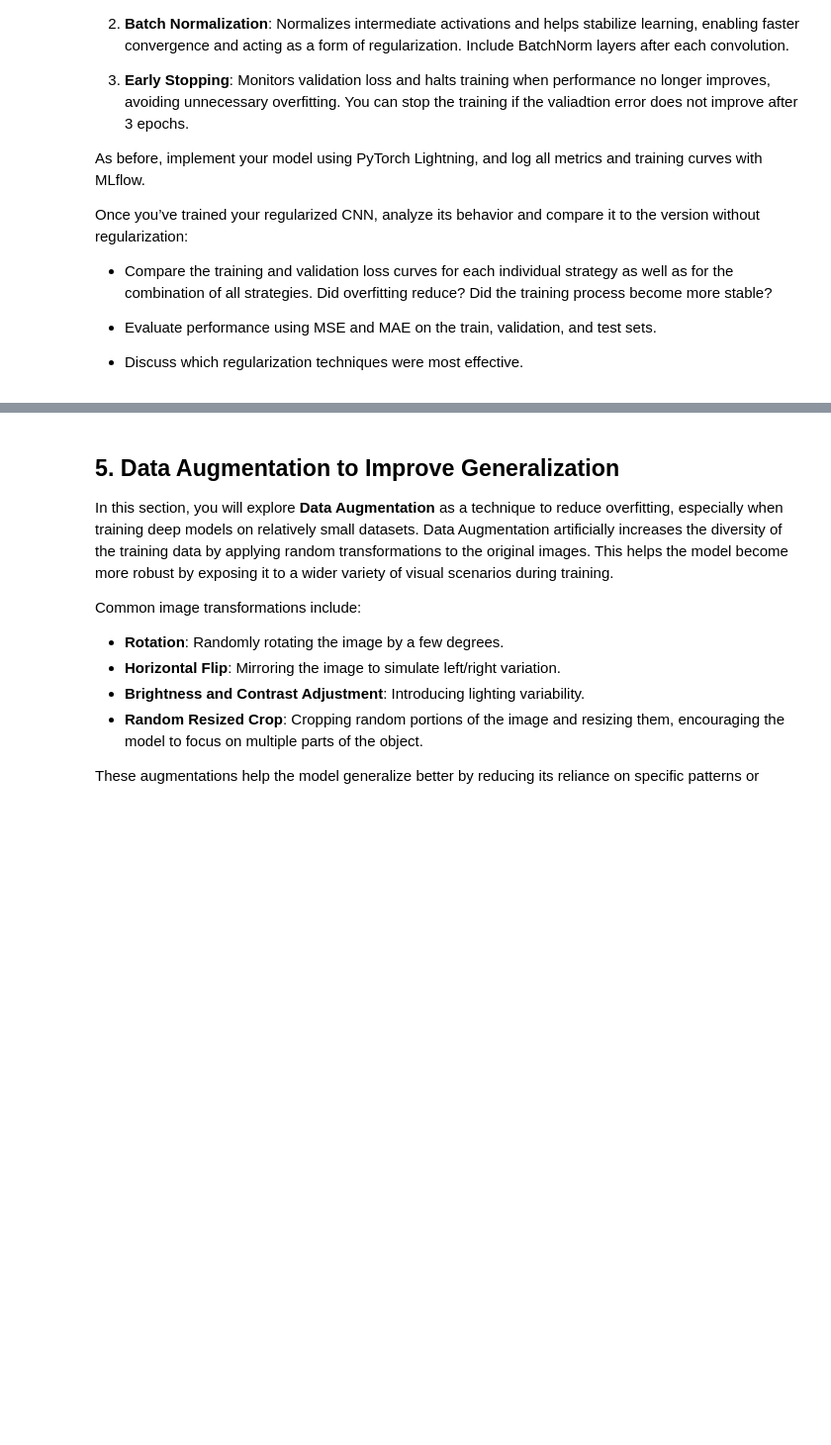
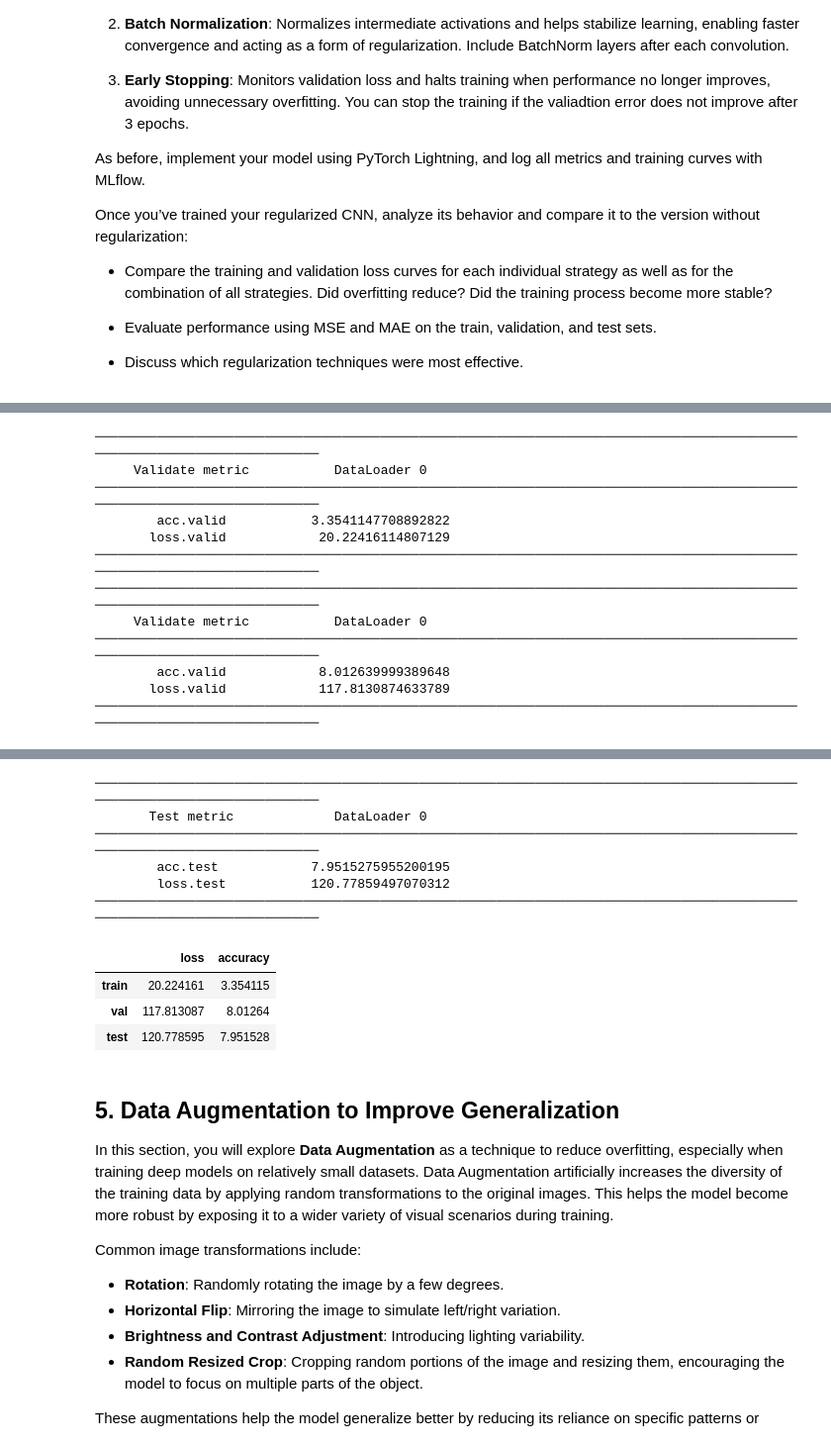
Before and after one commit to Lolillosky/GenerativeDeepLearningCourse, a Jupyter notebook: Topic2/Material/Lab_session1_student.ipynb, the cells around one changed output, grey strips where cells are left out. Shown at 99% size. Saved outputs shown, nothing was run; the diff lists cells and outputs as text; code cells hidden in the pictures; blank space fills up the shorter version.

```diff
--- a/Topic2/Material/Lab_session1_student.ipynb
+++ b/Topic2/Material/Lab_session1_student.ipynb
@@ -636,0 +751,2 @@ Once you’ve trained your regularized CNN, analyze its behavior and compare it
+# %%
+trainer, lit_model = train_simple_cnn_early_stopping_batchnorm_dropout(False, True, 0.0)
@@ -636,0 +778,15 @@ Once you’ve trained your regularized CNN, analyze its behavior and compare it
+# %%
+evaluate_model(trainer, lit_model, train_data_loader, valid_data_loader, test_data_loader)
+# %% [output]
+────────────────────────────────────────────────────────────────────────────────────────────────────────────────────────
+     Validate metric           DataLoader 0
+────────────────────────────────────────────────────────────────────────────────────────────────────────────────────────
+        acc.valid           3.3541147708892822
+       loss.valid            20.22416114807129
+────────────────────────────────────────────────────────────────────────────────────────────────────────────────────────
+────────────────────────────────────────────────────────────────────────────────────────────────────────────────────────
+     Validate metric           DataLoader 0
+────────────────────────────────────────────────────────────────────────────────────────────────────────────────────────
+        acc.valid            8.012639999389648
+       loss.valid            117.8130874633789
+────────────────────────────────────────────────────────────────────────────────────────────────────────────────────────
@@ -637,3 +794,13 @@ Once you’ve trained your regularized CNN, analyze its behavior and compare it
+────────────────────────────────────────────────────────────────────────────────────────────────────────────────────────
+       Test metric             DataLoader 0
+────────────────────────────────────────────────────────────────────────────────────────────────────────────────────────
+        acc.test            7.9515275955200195
+        loss.test           120.77859497070312
+────────────────────────────────────────────────────────────────────────────────────────────────────────────────────────
+|  | loss | accuracy |
+| train | 20.224161 | 3.354115 |
+| val | 117.813087 | 8.01264 |
+| test | 120.778595 | 7.951528 |
 # %% [markdown]
 ## 5. Data Augmentation to Improve Generalization
 
```
Also changed, not shown: parts of 11 cells of this notebook.
